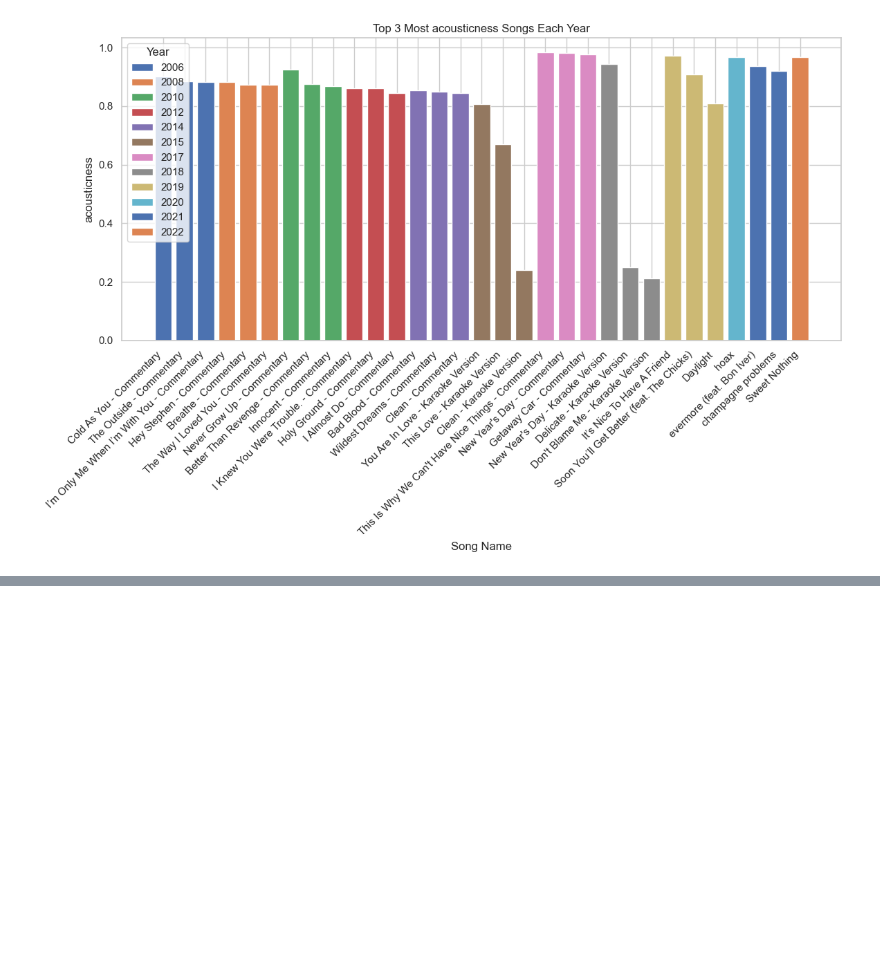
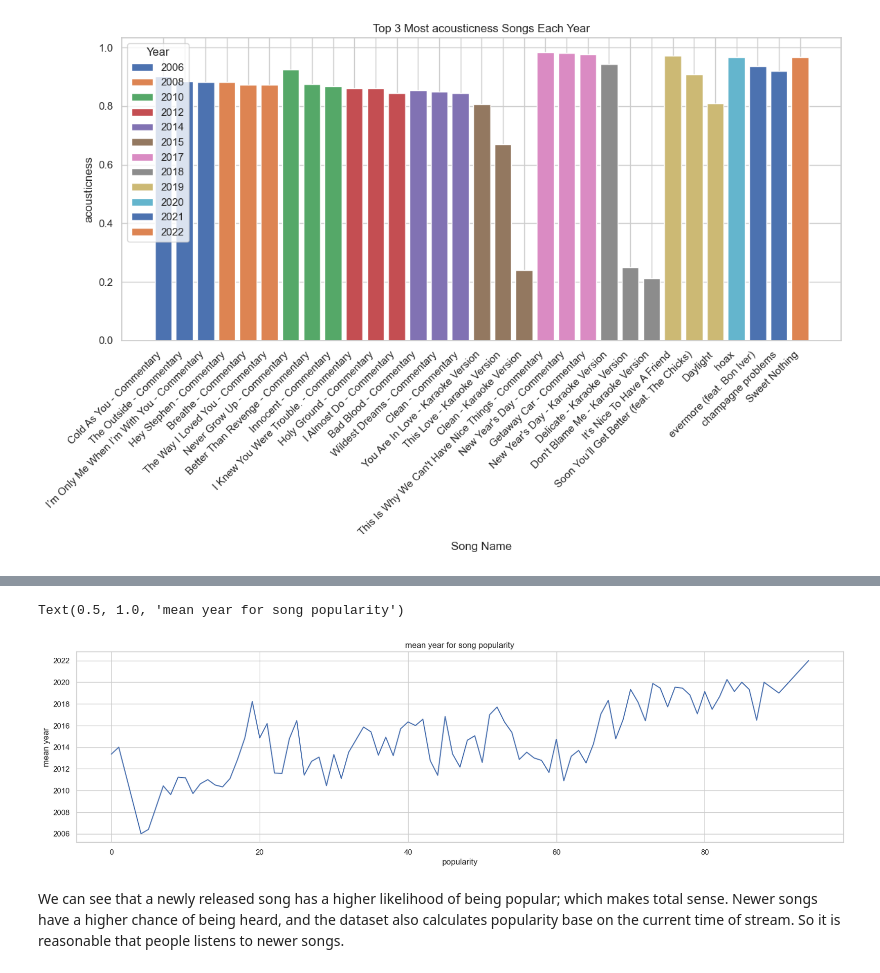
Before and after one commit to yussyafridayusfi/Spotify-EDA-TaylorSwift, a Jupyter notebook: data_viz.ipynb, the cells around one changed output, grey strips where cells are left out. Drawn from its saved outputs; the diff is of its cells as text; code cells hidden in the pictures; blank space fills up the shorter version.

```diff
--- a/data_viz.ipynb
+++ b/data_viz.ipynb
@@ -233,0 +246,16 @@ plt.show()
+# %%
+plt.figure(figsize=(20, 5))
+sns.set(style="whitegrid")
+
+# group by the song's popularity and then get the mean energy
+x = df.groupby("popularity")["release_year"].mean()
+axis = sns.lineplot(x=x.index, y=x)
+
+axis.set_ylabel('mean year')
+axis.set_xlabel('popularity')
+axis.set_title("mean year for song popularity")
+# %% [output]
+Text(0.5, 1.0, 'mean year for song popularity')
+[figure, added]
+# %% [markdown]
+We can see that a newly released song has a higher likelihood of being popular; which makes total sense. Newer songs have a higher chance of being heard, and the dataset also calculates popularity base on the current time of stream. So it is reasonable that people listens to newer songs.
```
Also changed, not shown: parts of 1 cell of this notebook.
